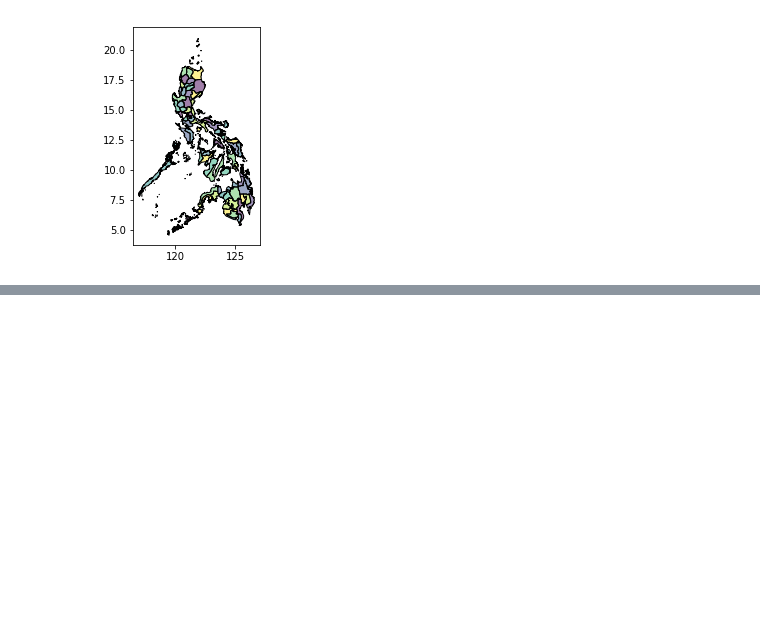
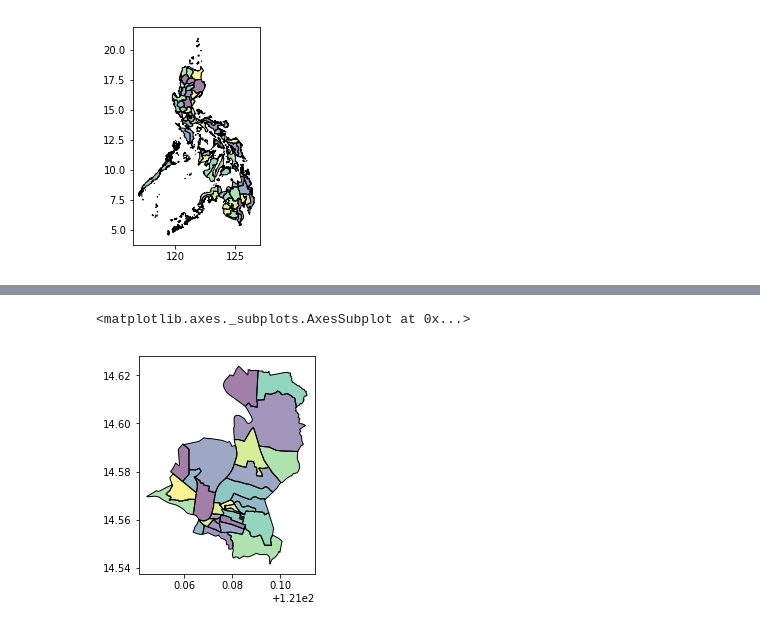
Before and after one commit to fjcamillo/Learn-GeoPandas, a Jupyter notebook: project_files/GeoPandas.ipynb, the cells around one changed output, grey strips where cells are left out. Drawn from its saved outputs; the diff is of its cells as text; code cells hidden in the pictures; blank space fills up the shorter version.

Commit message:
plotting pasig city

```diff
--- a/project_files/GeoPandas.ipynb
+++ b/project_files/GeoPandas.ipynb
@@ -464,0 +282,3 @@ brgy.shape
+# %%
+ncr = brgy[brgy['NAME_1']=='Metropolitan Manila'].reset_index()
+ncr
@@ -464,0 +311,3 @@ brgy.shape
+# %%
+pasig = ncr[ncr['NAME_2']=='Pasig City']
+pasig
@@ -465,2 +332,5 @@ brgy.shape
 # %%
-brgy.plot()
+pasig.plot()
+# %% [output]
+<matplotlib.axes._subplots.AxesSubplot at 0x...>
+[figure, added]
```
Also changed, not shown: parts of 54 cells of this notebook.
